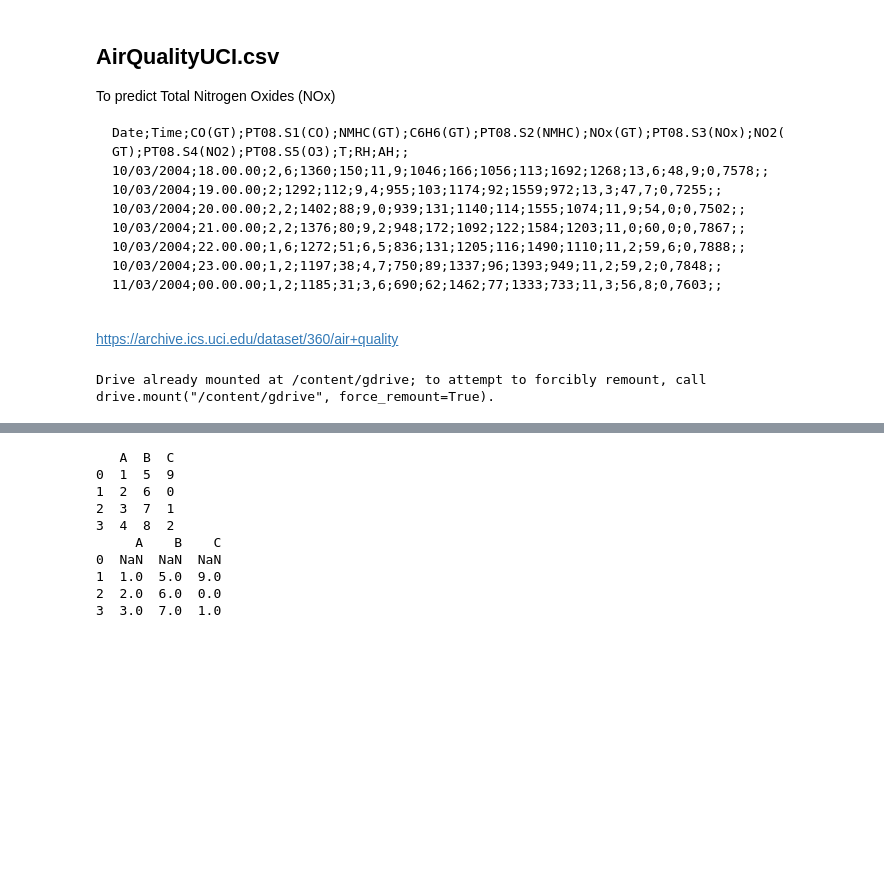
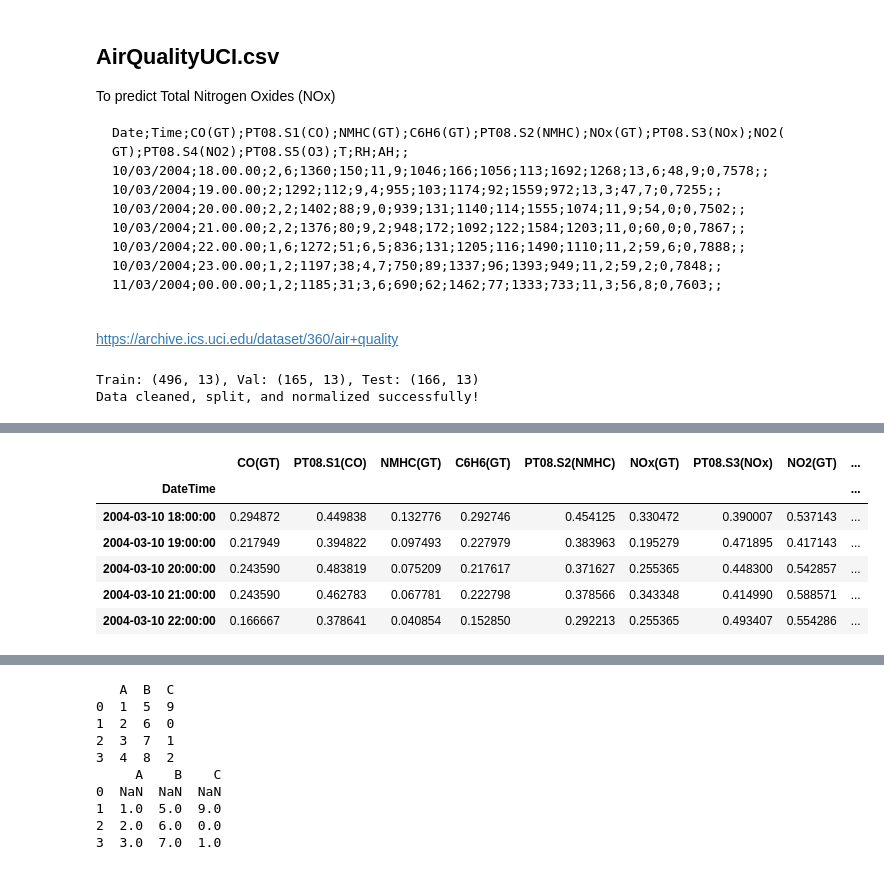
Before and after one commit to HAR5HA-7663/MCS-5993-Evolutionary-Computation-and-Deep-Learning, a Jupyter notebook: Assignments/5/AirQuality_LSTM_GRU.ipynb, the cells around one changed output, grey strips where cells are left out. Saved outputs shown, nothing was run; the diff lists cells and outputs as text; code cells hidden in the pictures; blank space fills up the shorter version.

```diff
--- a/Assignments/5/AirQuality_LSTM_GRU.ipynb
+++ b/Assignments/5/AirQuality_LSTM_GRU.ipynb
@@ -16,37 +27,40 @@ https://archive.ics.uci.edu/dataset/360/air+quality
 # %%
 # import libraries
 import pandas as pd
-from statsmodels.tsa.api import VAR
+import statsmodels
+from statsmodels.tsa.vector_ar.var_model import VAR
 import matplotlib.pyplot as plt
 from sklearn.metrics import mean_squared_error
 import numpy as np
+from sklearn.preprocessing import MinMaxScaler
 
-from google.colab import drive
-drive.mount('/content/gdrive')
+# from google.colab import drive
+# drive.mount('/content/gdrive')
 
 # load the dataset
-file_path = '/content/gdrive/My Drive/DL_data/airQualityUCI/AirQualityUCI.csv'
+file_path = '/Desktop/MCS-5993-Evolutionary-Computation-and-Deep-Learning/Assignments/5/AirQualityUCI.csv'
 data = pd.read_csv(file_path, delimiter=';')
-# %% [output]
-Drive already mounted at /content/gdrive; to attempt to forcibly remount, call drive.mount("/content/gdrive", force_remount=True).
 # %%
 # clean numeric columns
 columns_to_clean = ['CO(GT)', 'C6H6(GT)', 'T', 'RH', 'AH'] # origianl article did not include CO(GT)
 
 # replace commas with dots and convert them to numeric
 for col in columns_to_clean:
-    data[col] = data[col].str.replace(',', '.')
+    data[col] = data[col].astype(str).str.replace(',', '.')
     data[col] = pd.to_numeric(data[col], errors='coerce')
 
 # drop the unnamed columns and any rows with missing values
-data_cleaned = data.drop(columns=['Unnamed: 15', 'Unnamed: 16']).dropna()
+data_cleaned = data.drop(columns=['Unnamed: 15', 'Unnamed: 16'],errors='ignore').dropna()
 
 # convert 'Date' and 'Time' to a single DateTime index <=== Not a colum!!!
-data_cleaned['DateTime'] = pd.to_datetime(data['Date'] + ' ' + data['Time'], format='%d/%m/%Y %H.%M.%S')
+data_cleaned['DateTime'] = pd.to_datetime(data_cleaned['Date'] + ' ' + data_cleaned['Time'], format='%d/%m/%Y %H.%M.%S')
 data_cleaned = data_cleaned.set_index('DateTime')
 
 # drop the 'Date' and 'Time' columns
-data_cleaned = data_cleaned.drop(columns=['Date', 'Time'])
+data_cleaned = data_cleaned.drop(columns=['Date', 'Time'], errors='ignore')
+
+data_cleaned = data_cleaned.replace(-200, np.nan)
+data_cleaned = data_cleaned.dropna()
 
 # ensure all columns are numeric
 data_cleaned = data_cleaned.apply(pd.to_numeric, errors='coerce')
@@ -54,15 +68,36 @@ data_cleaned = data_cleaned.apply(pd.to_numeric, errors='coerce')
 # drop rows with NaN
 data_cleaned = data_cleaned.dropna()
 
-# split the data (80% train, 20% test)
-train_size = int(len(data_cleaned) * 0.8)
-train_data = data_cleaned[:train_size]
-test_data = data_cleaned[train_size:]
+# split the data (60% train, 20% validation, 20% test)
+N = len(data_cleaned)
+train_end = int(0.6 * N)
+val_end = int(0.8 * N)
+
+train_data = data_cleaned.iloc[:train_end]
+val_data = data_cleaned.iloc[train_end:val_end]
+test_data = data_cleaned.iloc[val_end:]
+
+print(f"Train: {train_data.shape}, Val: {val_data.shape}, Test: {test_data.shape}")
+
+# Normalize features based only on training data
+scaler = MinMaxScaler()
+scaler.fit(train_data)
+
+train_scaled = pd.DataFrame(scaler.transform(train_data), columns=data_cleaned.columns, index=train_data.index)
+val_scaled   = pd.DataFrame(scaler.transform(val_data),   columns=data_cleaned.columns, index=val_data.index)
+test_scaled  = pd.DataFrame(scaler.transform(test_data),  columns=data_cleaned.columns, index=test_data.index)
+
+print("Data cleaned, split, and normalized successfully!")
+# %% [output]
+Train: (496, 13), Val: (165, 13), Test: (166, 13)
+Data cleaned, split, and normalized successfully!
 # %%
 print(train_data.head(10))
 print(train_data.shape)
-#train_data.iloc[0]
+# train_data.iloc[0]
 print(train_data.tail(10))
+train_scaled.info()
+train_scaled.head()
 # %% [output]
                      CO(GT)  PT08.S1(CO)  NMHC(GT)  C6H6(GT)  PT08.S2(NMHC)  \
 DateTime
@@ -84,3 +119,10 @@ DateTime
+|  | CO(GT) | PT08.S1(CO) | NMHC(GT) | C6H6(GT) | PT08.S2(NMHC) | NOx(GT) | PT08.S3(NOx) | NO2(GT) | ... |
+| DateTime |  |  |  |  |  |  |  |  | ... |
+| 2004-03-10 18:00:00 | 0.294872 | 0.449838 | 0.132776 | 0.292746 | 0.454125 | 0.330472 | 0.390007 | 0.537143 | ... |
+| 2004-03-10 19:00:00 | 0.217949 | 0.394822 | 0.097493 | 0.227979 | 0.383963 | 0.195279 | 0.471895 | 0.417143 | ... |
+| 2004-03-10 20:00:00 | 0.243590 | 0.483819 | 0.075209 | 0.217617 | 0.371627 | 0.255365 | 0.448300 | 0.542857 | ... |
+| 2004-03-10 21:00:00 | 0.243590 | 0.462783 | 0.067781 | 0.222798 | 0.378566 | 0.343348 | 0.414990 | 0.588571 | ... |
+| 2004-03-10 22:00:00 | 0.166667 | 0.378641 | 0.040854 | 0.152850 | 0.292213 | 0.255365 | 0.493407 | 0.554286 | ... |
 # %%
 # data preparation
 n_lags = 3
```
Also changed, not shown: parts of 7 cells of this notebook, 2 other files.
